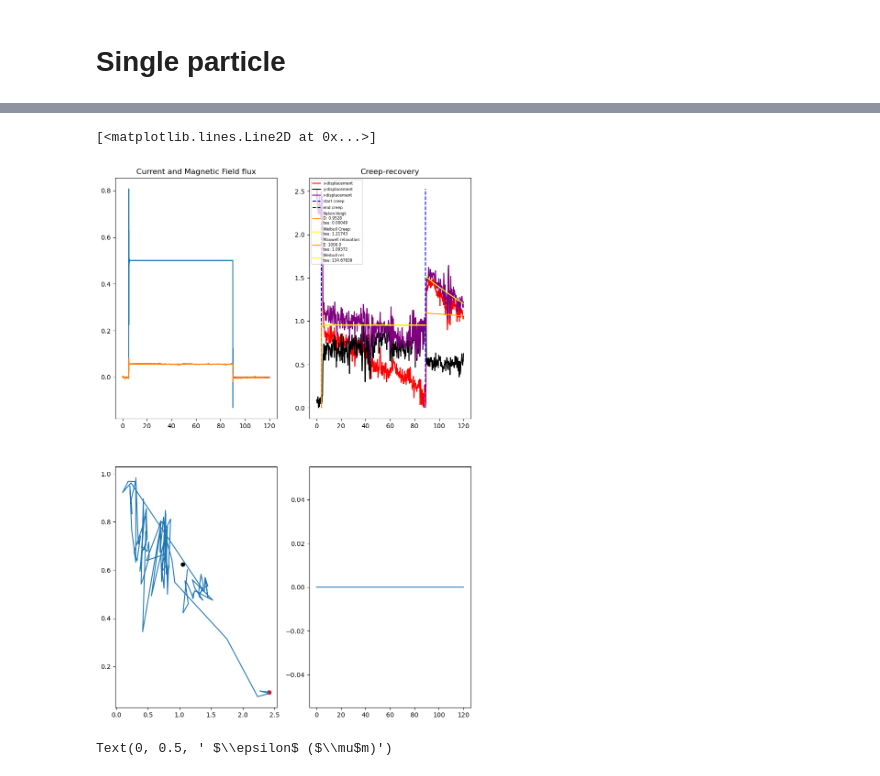
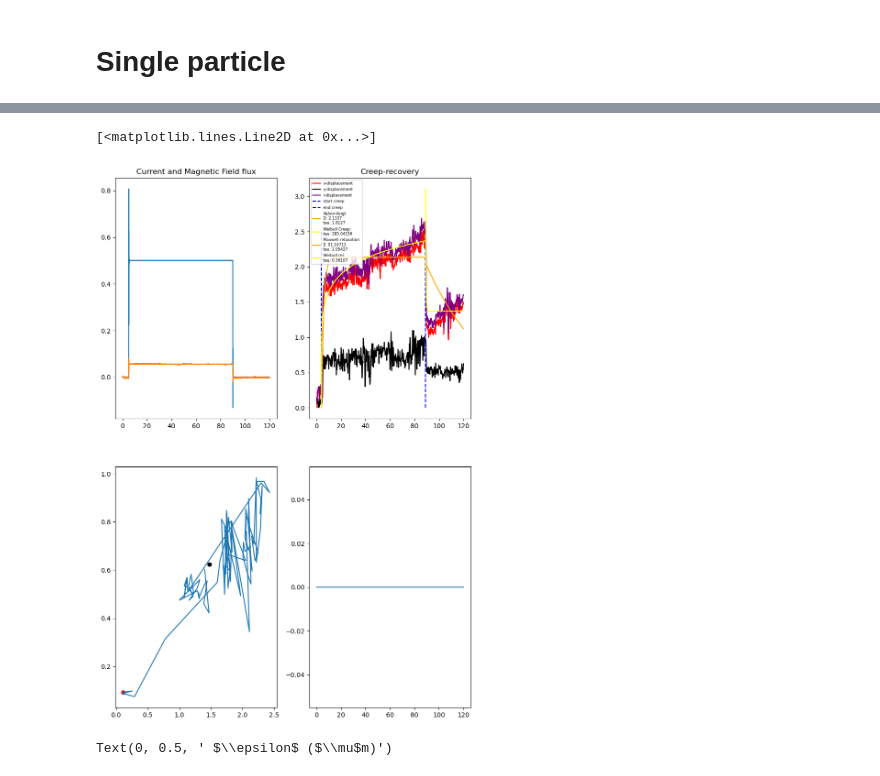
Before and after one commit to ArttuD/MicrorheologyProto, a Jupyter notebook: Notebook.ipynb, the cells around one changed output, grey strips where cells are left out. Drawn from its saved outputs; the diff is of its cells as text; code cells hidden in the pictures.

```diff
--- a/Notebook.ipynb
+++ b/Notebook.ipynb
@@ -410,7 +535,7 @@ end = 40*89
 df_track["time"] = df_track["t"]*1/40
 
 df_track["x"] = scipy.signal.detrend(scipy.ndimage.gaussian_filter(df_track["x"].max()-df_track["x"],5))
-df_track["y"] = scipy.signal.detrend(scipy.ndimage.gaussian_filter(df_track["y"]),5)
+df_track["y"] = scipy.signal.detrend(scipy.ndimage.gaussian_filter(df_track["y"],5))
 df_track["x"] -= df_track["x"].min()
 df_track["y"] -= df_track["y"].min()
 df_track["r"] = np.sqrt(df_track["x"]**2 + df_track["y"]**2)
@@ -431,34 +556,34 @@ ax[0,1].vlines(end*(1/40), df_track["x"].min(), df_track["x"].max(), color = "bl
 
 t_hat = np.arange(df_track["time"][start:end].min(),df_track["time"][start:end].max(), 0.001)
 p, p_ = curve_fit(kelvin, df_track["time"][start:end]-df_track["time"][start:end].values[0], df_track["r"][start:end], method = "dogbox")
 creep_label = "Kelvin-Voigt:\nD: {}\ntau: {}".format(np.round(p[1],5),np.round(p[0],5))
 ax[0,1].plot(t_hat, kelvin(t_hat-t_hat[0],*p), label = creep_label, color = "orange")
 
 p, p_ = curve_fit(Weibull_creep, df_track["time"][start:end]-df_track["time"][start:end].values[0], df_track["r"][start:end],  bounds=([0, 0, 0, 0], [np.inf, np.inf, 1, np.inf]), method = "dogbox")
 creep_label = "Weibull Creep: \ntau: {}".format(np.round(p[-1],5))
 ax[0,1].plot(t_hat, Weibull_creep(t_hat-t_hat[0],*p), label = creep_label, color = "yellow")
 
 
 rel_x = df_track["r"][end:].values
 t_hat_rel = np.arange(df_track["time"][end:].min(),df_track["time"][end:].max(), 0.001)
 p, p_ = curve_fit(maxwell_rel, df_track["time"][end:] - df_track["time"][end:].values[0], df_track["r"][end:], bounds=([rel_x[0]*0.8,0], [rel_x[0]*1.2, 1e3]), maxfev = 10000)
 rel_label = "Maxwell relaxation:\nE: {}\ntau: {}".format(np.round(p[1],5),np.round(p[0],5))
 ax[0,1].plot(t_hat_rel, maxwell_rel(t_hat_rel-t_hat_rel[0],*p), label = rel_label, color = "orange")
 
 p, p_ = curve_fit(Weibull_rel, df_track["time"][end:] - df_track["time"][end:].values[0], df_track["r"][end:], bounds=([0, 0, 0, 0], [np.inf, np.inf, 1, np.inf]),maxfev = 10000)
 rel_label = "Weibull rel:\ntau: {}".format(np.round(p[-1],5))
 ax[0,1].plot(t_hat_rel, Weibull_rel(t_hat_rel-t_hat_rel[0],*p), label = rel_label, color = "yellow")
 
 ax[0,1].legend(loc = "upper left",fontsize = 6)
 
 ax[1,0].plot(df_track["x"][::50],df_track["y"][::50])
 ax[1,0].scatter(df_track["x"][0],df_track["y"][0], color = "red")
 ax[1,0].scatter(df_track["x"].values[-1],df_track["y"].values[-1], color = "black")
 
 ax[1,1].plot(df["index"],df["scaler"])
 # %% [output]
 [<matplotlib.lines.Line2D at 0x...>]
-[figure, old version]
+[figure, new version]
 # %%
 #def Weibull_rel(x, e_r, e_f, beta, tau):
 #    return e_f + e_r*(np.exp(-(x/tau)**beta))
```
Also changed, not shown: parts of 9 cells of this notebook, 2 other files.
